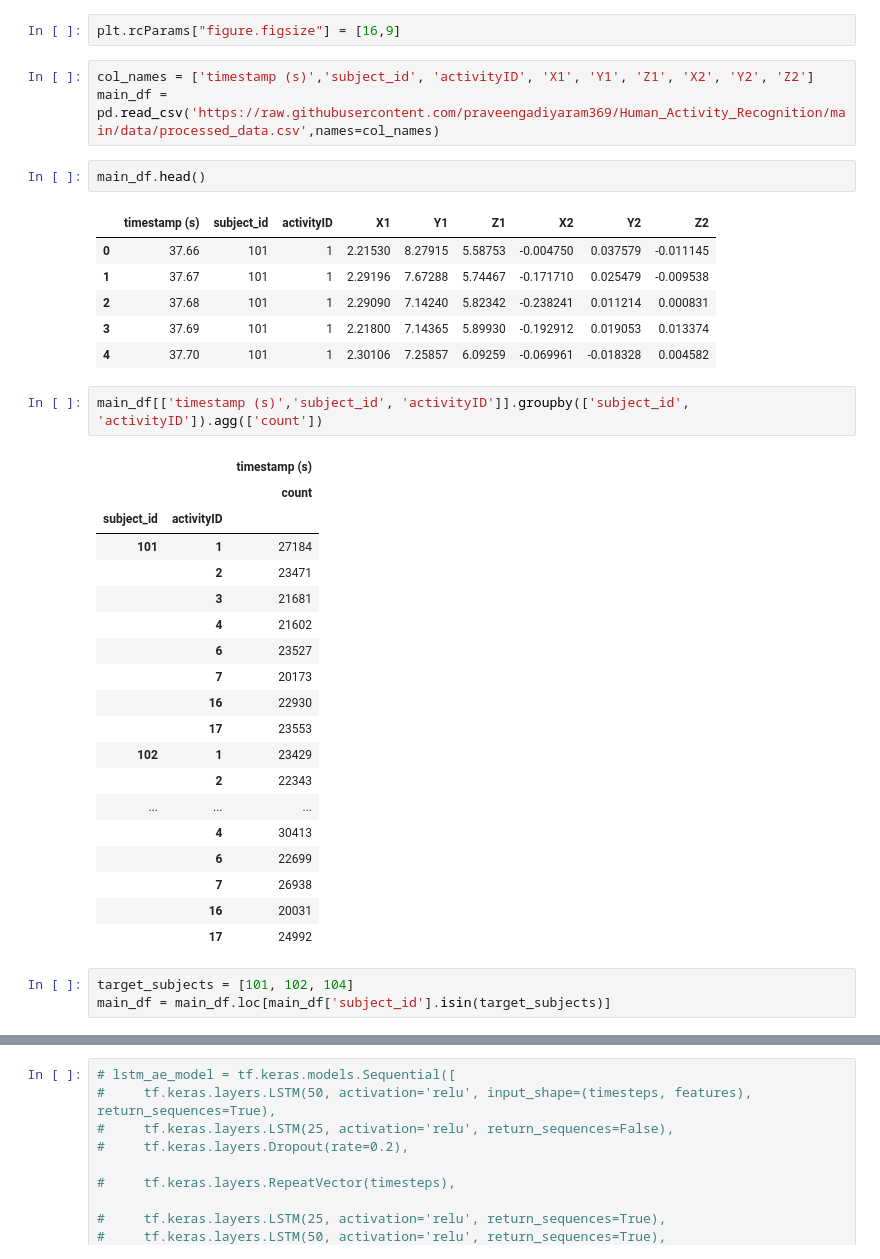
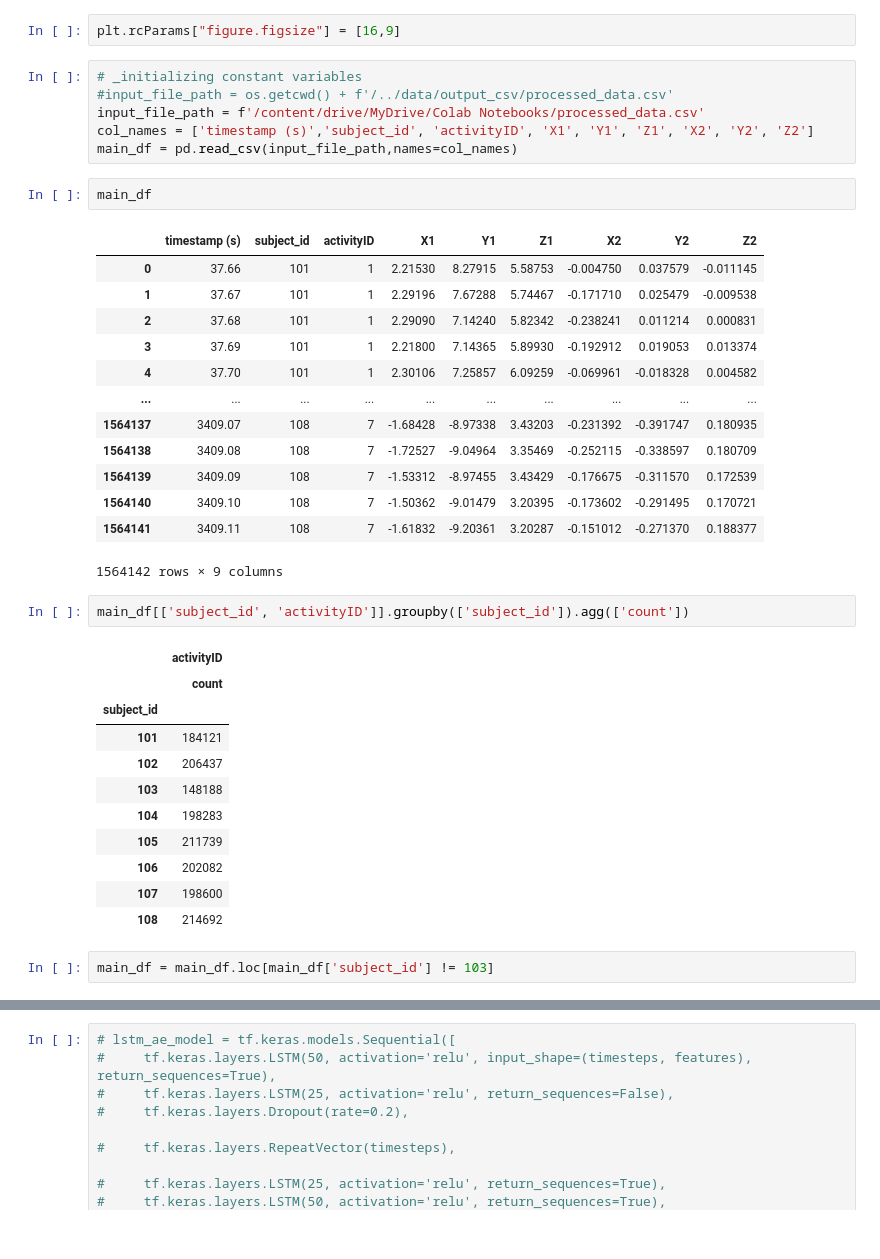
Before and after one commit to praveengadiyaram369/Activityrecognition_GaussianLDA, a Jupyter notebook: notebook/lstm_autoencoder_feature_extraction.ipynb, the cells around one changed output, grey strips where cells are left out. Saved outputs shown, nothing was run; the diff lists cells and outputs as text.

```diff
--- a/notebook/lstm_autoencoder_feature_extraction.ipynb
+++ b/notebook/lstm_autoencoder_feature_extraction.ipynb
@@ -41,42 +41,43 @@ Successfully installed colorama-0.4.4 keras-tuner-1.0.2 terminaltables-3.1.0
 # %%
 plt.rcParams["figure.figsize"] = [16,9]
 # %%
+# _initializing constant variables
+#input_file_path = os.getcwd() + f'/../data/output_csv/processed_data.csv'
+input_file_path = f'/content/drive/MyDrive/Colab Notebooks/processed_data.csv'
 col_names = ['timestamp (s)','subject_id', 'activityID', 'X1', 'Y1', 'Z1', 'X2', 'Y2', 'Z2']
-main_df = pd.read_csv('https://raw.githubusercontent.com/praveengadiyaram369/Human_Activity_Recognition/main/data/processed_data.csv',names=col_names)
+main_df = pd.read_csv(input_file_path,names=col_names)
 # %%
-main_df.head()
+main_df
 # %% [output]
 |  | timestamp (s) | subject_id | activityID | X1 | Y1 | Z1 | X2 | Y2 | Z2 |
 | 0 | 37.66 | 101 | 1 | 2.21530 | 8.27915 | 5.58753 | -0.004750 | 0.037579 | -0.011145 |
 | 1 | 37.67 | 101 | 1 | 2.29196 | 7.67288 | 5.74467 | -0.171710 | 0.025479 | -0.009538 |
 | 2 | 37.68 | 101 | 1 | 2.29090 | 7.14240 | 5.82342 | -0.238241 | 0.011214 | 0.000831 |
 | 3 | 37.69 | 101 | 1 | 2.21800 | 7.14365 | 5.89930 | -0.192912 | 0.019053 | 0.013374 |
 | 4 | 37.70 | 101 | 1 | 2.30106 | 7.25857 | 6.09259 | -0.069961 | -0.018328 | 0.004582 |
+| ... | ... | ... | ... | ... | ... | ... | ... | ... | ... |
+| 1564137 | 3409.07 | 108 | 7 | -1.68428 | -8.97338 | 3.43203 | -0.231392 | -0.391747 | 0.180935 |
+| 1564138 | 3409.08 | 108 | 7 | -1.72527 | -9.04964 | 3.35469 | -0.252115 | -0.338597 | 0.180709 |
+| 1564139 | 3409.09 | 108 | 7 | -1.53312 | -8.97455 | 3.43429 | -0.176675 | -0.311570 | 0.172539 |
+| 1564140 | 3409.10 | 108 | 7 | -1.50362 | -9.01479 | 3.20395 | -0.173602 | -0.291495 | 0.170721 |
+| 1564141 | 3409.11 | 108 | 7 | -1.61832 | -9.20361 | 3.20287 | -0.151012 | -0.271370 | 0.188377 |
+1564142 rows × 9 columns
 # %%
-main_df[['timestamp (s)','subject_id', 'activityID']].groupby(['subject_id', 'activityID']).agg(['count'])
+main_df[['subject_id', 'activityID']].groupby(['subject_id']).agg(['count'])
 # %% [output]
-|  |  | timestamp (s) |
-|  |  | count |
-| subject_id | activityID |  |
-| 101 | 1 | 27184 |
-|  | 2 | 23471 |
-|  | 3 | 21681 |
-|  | 4 | 21602 |
-|  | 6 | 23527 |
-|  | 7 | 20173 |
-|  | 16 | 22930 |
-|  | 17 | 23553 |
-| 102 | 1 | 23429 |
-|  | 2 | 22343 |
-| ... | ... | ... |
-|  | 4 | 30413 |
-|  | 6 | 22699 |
-|  | 7 | 26938 |
-|  | 16 | 20031 |
-|  | 17 | 24992 |
+|  | activityID |
+|  | count |
+| subject_id |  |
+| 101 | 184121 |
+| 102 | 206437 |
+| 103 | 148188 |
+| 104 | 198283 |
+| 105 | 211739 |
+| 106 | 202082 |
+| 107 | 198600 |
+| 108 | 214692 |
 # %%
-target_subjects = [101, 102, 104]
-main_df = main_df.loc[main_df['subject_id'].isin(target_subjects)]
+main_df = main_df.loc[main_df['subject_id'] != 103]
 # %%
 main_df.sort_values(by=['activityID'], inplace=True)
 main_df[['timestamp (s)', 'activityID']].groupby(['activityID']).agg(['count'])
```
Also changed, not shown: parts of 19 cells of this notebook, 4 other files.
